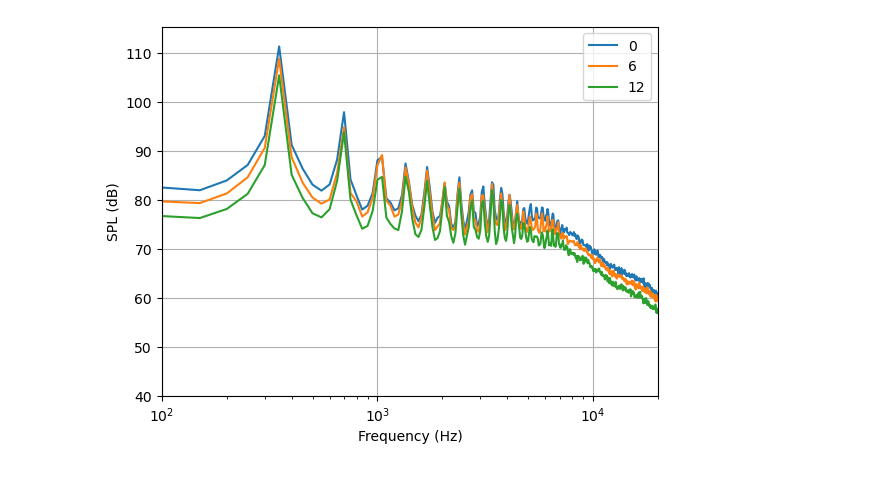
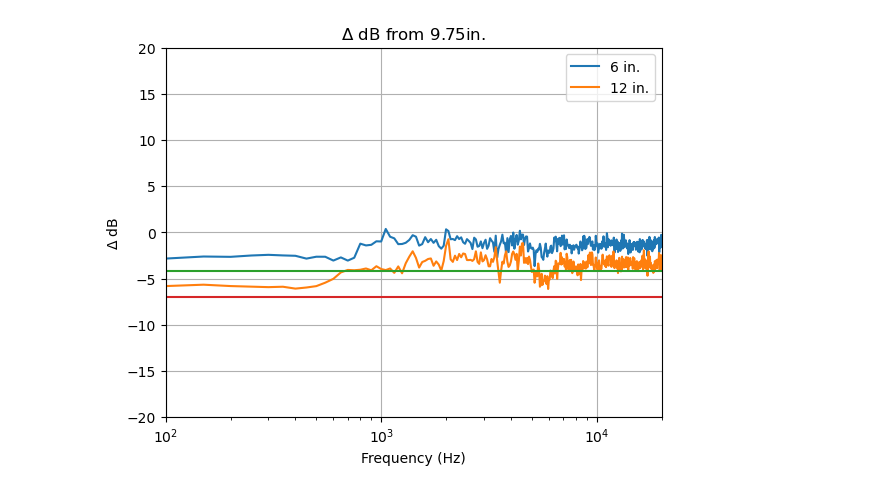
Before and after one commit to sladesladeslade/CuppolettiLab, a Jupyter notebook: Spr 23 UGR/UGRplots.ipynb, the cells around one changed output. Drawn from its saved outputs; the diff is of its cells as text; code cells hidden in the pictures.

Commit message:
idk troy stuff

```diff
--- a/Spr 23 UGR/UGRplots.ipynb
+++ b/Spr 23 UGR/UGRplots.ipynb
@@ -20,0 +39,11 @@ spl12, freq12 = micData.narrowband(12, 50)
+# %%
+spl0, freq0 = mymicData.narrowband(0, 50)
+spl6, freq6 = mymicData.narrowband(6, 50)
+spl12, freq12 = mymicData.narrowband(12, 50)
+troyspl2, troyfreq2 = troy2.narrowband(0, 100)
+troyspl12, troyfreq12 = troy12.narrowband(0, 100)
+troyspl24, troyfreq24 = troy24.narrowband(0, 100)
+troyspl36, troyfreq36 = troy36.narrowband(0, 100)
+troyspl48, troyfreq48 = troy48.narrowband(0, 100)
+troyspl60, troyfreq60 = troy60.narrowband(0, 100)
+troyspl96, troyfreq96 = troy96.narrowband(0, 100)
@@ -21,14 +99,18 @@ spl12, freq12 = micData.narrowband(12, 50)
 # %%
-plt.plot(freq0, spl0[6], label="0")
-plt.plot(freq6, spl6[6], label="6")
-plt.plot(freq12, spl12[6], label="12")
+m6 = spl6[6] - spl0[6]
+m12 = spl12[6] - spl0[6]
+plt.plot(freq6, m6, label="6 in.")
+plt.plot(freq12, m12, label="12 in.")
+plt.plot([0, 204800], [-4.15, -4.15])
+plt.plot([0, 204800], [-6.95, -6.95])
 plt.xscale("log")
+plt.xlim([100, 20000])
 plt.legend()
-plt.xlim([100, 20000])
-plt.ylim(40)
+plt.ylim([-20, 20])
+plt.xlabel("Frequency (Hz)")
+plt.ylabel("$\Delta$ dB")
+plt.title("$\Delta$ dB from 9.75in.")
 plt.grid()
-plt.xlabel("Frequency (Hz)")
-plt.ylabel("SPL (dB)")
 plt.show()
 # %% [output]
-[figure, old version]
+[figure, new version]
```
Also changed, not shown: parts of 8 cells of this notebook.
